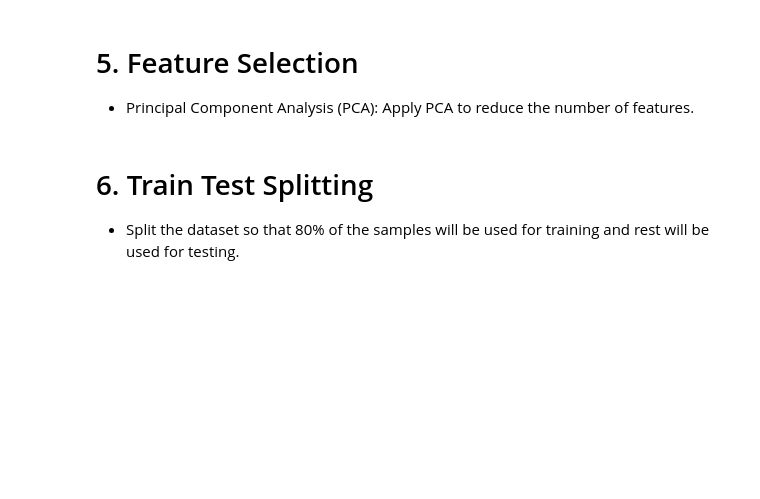
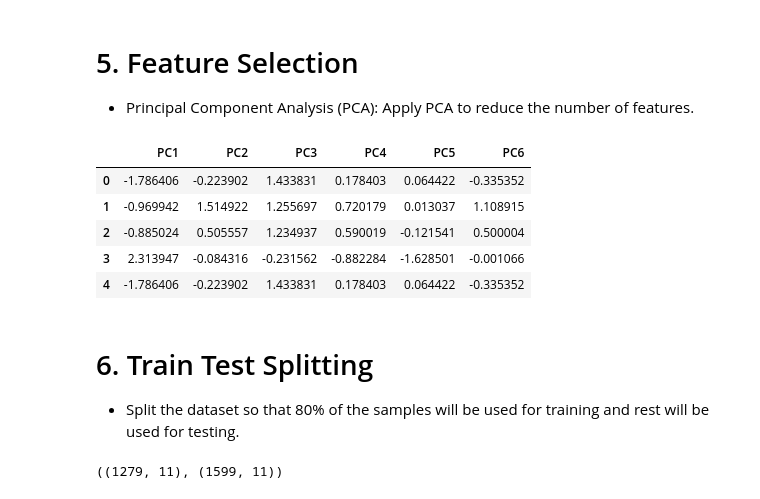
Before and after one commit to SaiKiran-02/ITER_SEM-4, a Jupyter notebook: ML/Lab_Assignment_01.ipynb, the cells around one changed output. Saved outputs shown, nothing was run; the diff lists cells and outputs as text; code cells hidden in the pictures; blank space fills up the shorter version.

```diff
--- a/ML/Lab_Assignment_01.ipynb
+++ b/ML/Lab_Assignment_01.ipynb
@@ -240,6 +244,22 @@ z_data_scaled.describe()
 # %% [markdown]
 # 5. Feature Selection
 *	Principal Component Analysis (PCA): Apply PCA to reduce the number of features.
+# %%
+X = z_data_scaled.drop('Z_quality',axis =1 )
+y = z_data_scaled['Z_quality']
+
+pca = PCA(n_components=6)
+X_pca = pca.fit_transform(X)
+
+f_data = pd.DataFrame(X_pca, columns=[f'PC{i+1}' for i in range(X_pca.shape[1])])
+f_data.head()
+# %% [output]
+|  | PC1 | PC2 | PC3 | PC4 | PC5 | PC6 |
+| 0 | -1.786406 | -0.223902 | 1.433831 | 0.178403 | 0.064422 | -0.335352 |
+| 1 | -0.969942 | 1.514922 | 1.255697 | 0.720179 | 0.013037 | 1.108915 |
+| 2 | -0.885024 | 0.505557 | 1.234937 | 0.590019 | -0.121541 | 0.500004 |
+| 3 | 2.313947 | -0.084316 | -0.231562 | -0.882284 | -1.628501 | -0.001066 |
+| 4 | -1.786406 | -0.223902 | 1.433831 | 0.178403 | 0.064422 | -0.335352 |
 # %% [markdown]
 # 6. Train Test Splitting
 *	Split the dataset so that 80% of the samples will be used for training and rest will be used for testing.
@@ -245,0 +268,4 @@ z_data_scaled.describe()
+# %%
+X_train.shape , X.shape
+# %% [output]
+((1279, 11), (1599, 11))
```
Also changed, not shown: parts of 5 cells of this notebook.
